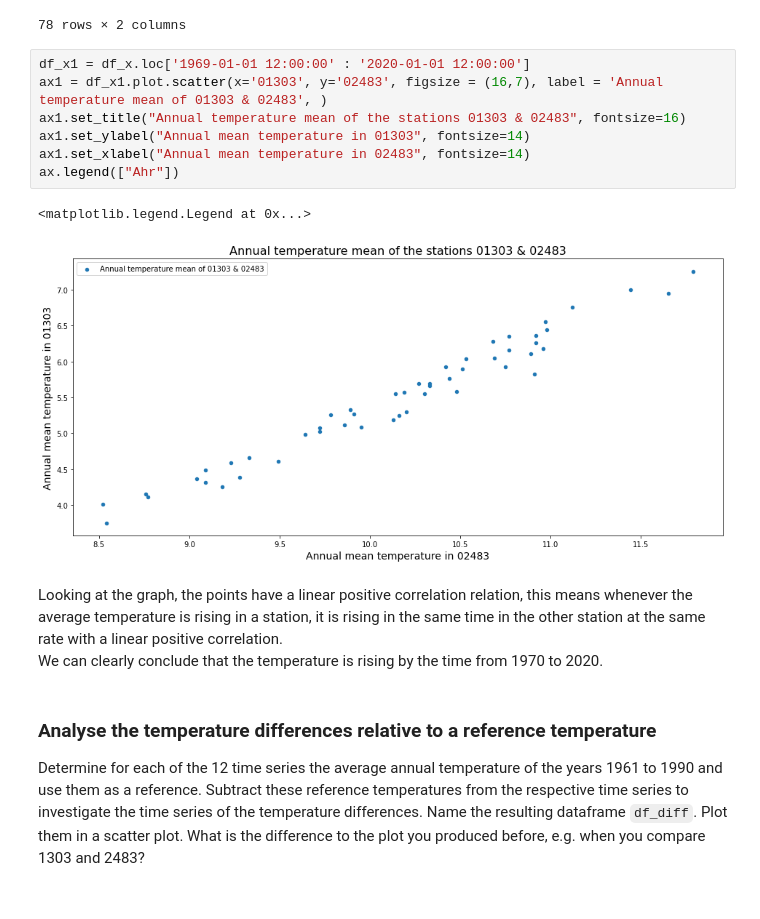
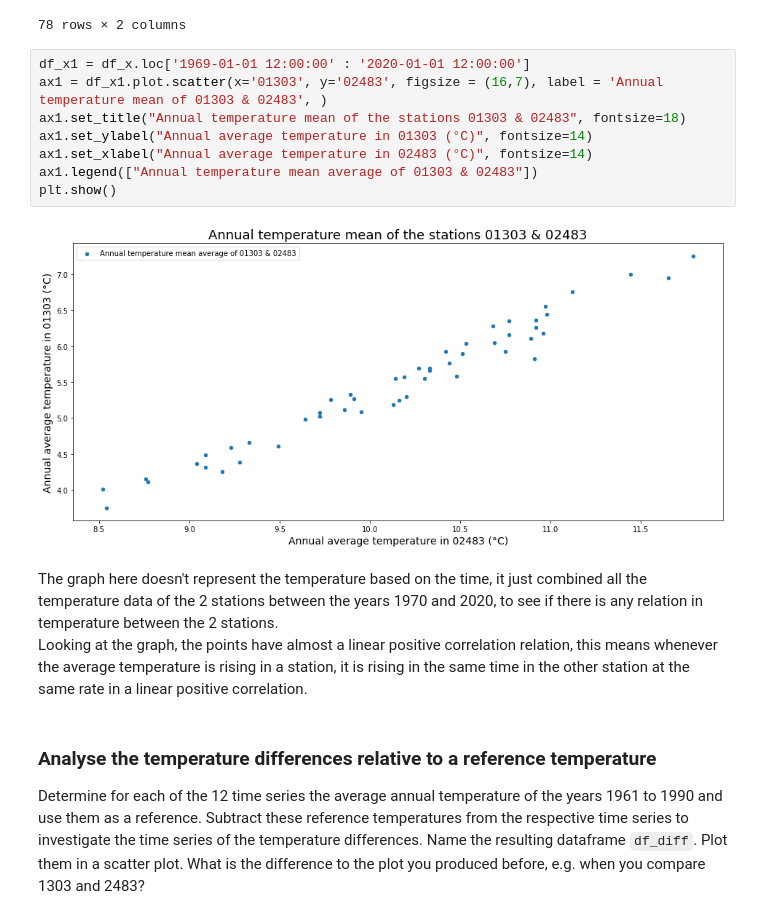
Before and after one commit to ziadhelou1/EE_2.06_SciProg_SS2021_Exam_Group_2H, a Jupyter notebook: Task02/Task02_Temperature.ipynb, the cells around one changed output. Saved outputs shown, nothing was run; the diff lists cells and outputs as text.

```diff
--- a/Task02/Task02_Temperature.ipynb
+++ b/Task02/Task02_Temperature.ipynb
@@ -503,16 +501,16 @@ df_x
 # %%
 df_x1 = df_x.loc['1969-01-01 12:00:00' : '2020-01-01 12:00:00']
 ax1 = df_x1.plot.scatter(x='01303', y='02483', figsize = (16,7), label = 'Annual temperature mean of 01303 & 02483', )
-ax1.set_title("Annual temperature mean of the stations 01303 & 02483", fontsize=16)
-ax1.set_ylabel("Annual mean temperature in 01303", fontsize=14)
-ax1.set_xlabel("Annual mean temperature in 02483", fontsize=14)
-ax.legend(["Ahr"])
+ax1.set_title("Annual temperature mean of the stations 01303 & 02483", fontsize=18)
+ax1.set_ylabel("Annual average temperature in 01303 (°C)", fontsize=14)
+ax1.set_xlabel("Annual average temperature in 02483 (°C)", fontsize=14)
+ax1.legend(["Annual temperature mean average of 01303 & 02483"])
+plt.show()
 # %% [output]
-<matplotlib.legend.Legend at 0x...>
-[figure, old version]
+[figure, new version]
 # %% [markdown]
-Looking at the graph, the points have a linear positive correlation relation, this means whenever the average temperature is rising in a station, it is rising in the same time in the other station at the same rate with a linear positive correlation.<br>
-We can clearly conclude that the temperature is rising by the time from 1970 to 2020.
+The graph here doesn't represent the temperature based on the time, it just combined all the temperature data of the 2 stations between the years 1970 and 2020, to see if there is any relation in temperature between the 2 stations.<br>
+Looking at the graph, the points have almost a linear positive correlation relation, this means whenever the average temperature is rising in a station, it is rising in the same time in the other station at the same rate in a linear positive correlation.<br>
 # %% [markdown]
 ### Analyse the temperature differences relative to a reference temperature
 
```
Also changed, not shown: parts of 7 cells of this notebook.
